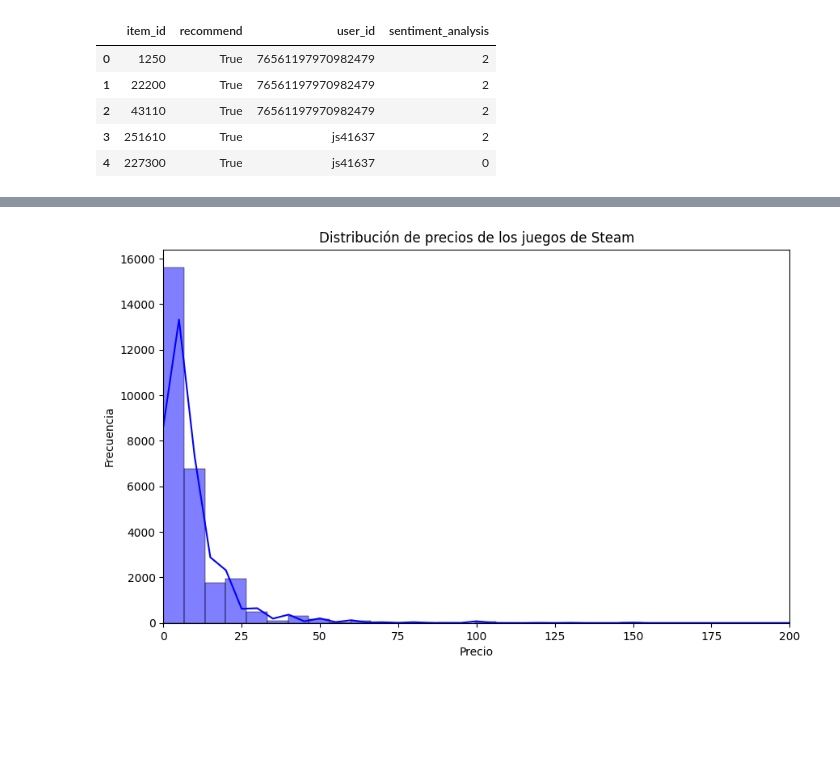
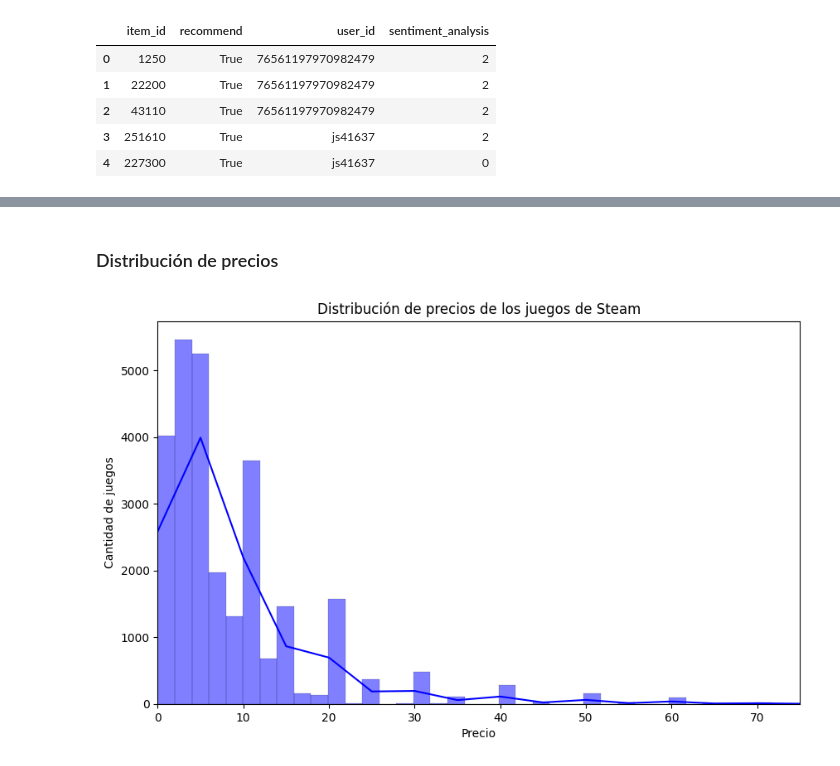
Before and after one commit to SantosIparraguirre/Sistema-Recomendacion-Steam, a Jupyter notebook: EDA/eda.ipynb, the cells around one changed output, grey strips where cells are left out. Cells and saved outputs as stored; diff of their text form; code cells hidden in the pictures; blank space fills up the shorter version.

```diff
--- a/EDA/eda.ipynb
+++ b/EDA/eda.ipynb
@@ -67,11 +69,13 @@ df_games.describe()
+# %% [markdown]
+### Distribución de precios
 # %%
 # Análisis de precios
 plt.figure(figsize=(10,6))
-sns.histplot(df_games['price'], bins=150, kde=True, color='blue')
+sns.histplot(df_games['price'], bins=500, kde=True, color='blue')
 plt.title('Distribución de precios de los juegos de Steam')
-plt.xlim(0,200)
+plt.xlim(0,75)
 plt.xlabel('Precio')
-plt.ylabel('Frecuencia')
+plt.ylabel('Cantidad de juegos')
 plt.show()
 # %% [output]
-[figure, old version]
+[figure, new version]
```
Also changed, not shown: parts of 16 cells of this notebook, 17 other files.
